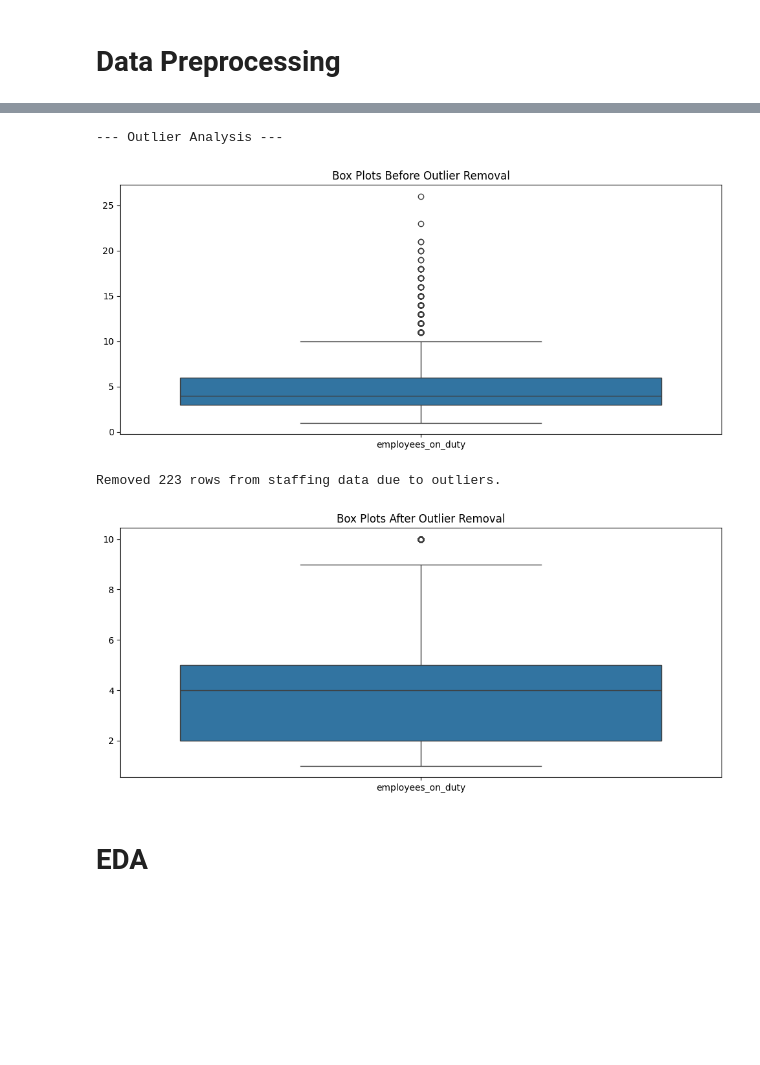
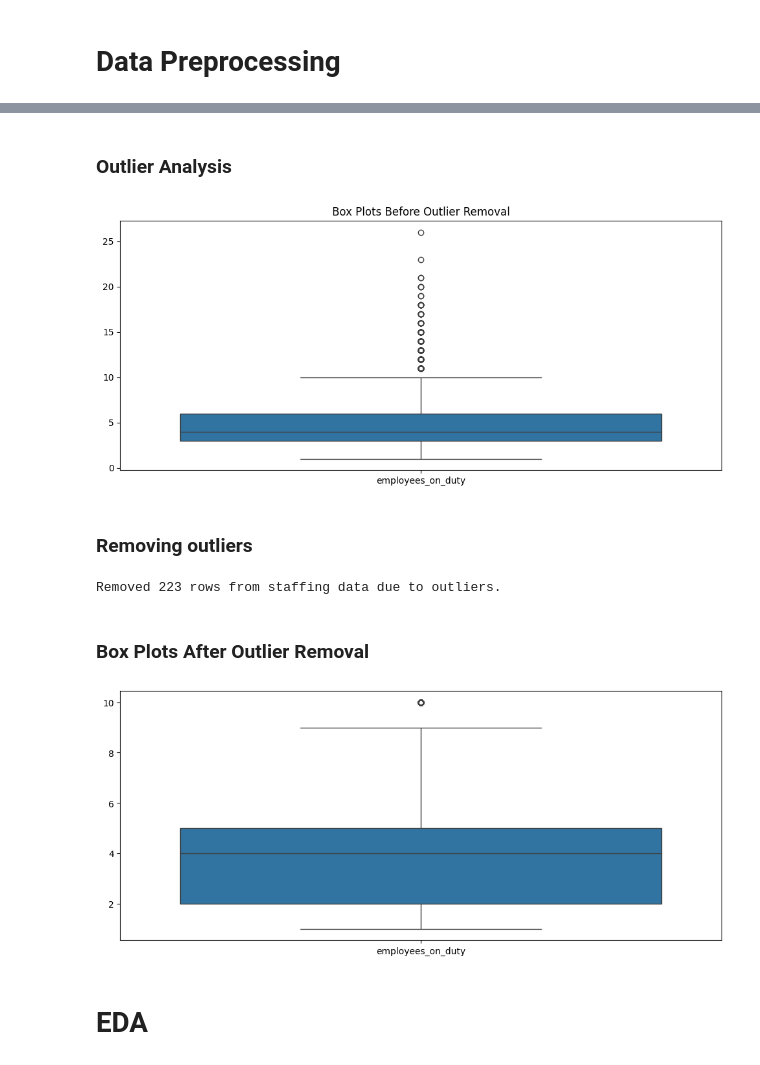
Before and after one commit to RMCV-Rajapaksha/TeamInception_Datathon, a Jupyter notebook: Copy_of_task2_eda_and_data_preprocessing_XGBoost.ipynb, the cells around one changed output, grey strips where cells are left out. Cells and saved outputs as stored; diff of their text form; code cells hidden in the pictures; blank space fills up the shorter version.

```diff
--- a/Copy_of_task2_eda_and_data_preprocessing_XGBoost.ipynb
+++ b/Copy_of_task2_eda_and_data_preprocessing_XGBoost.ipynb
@@ -46,24 +63,16 @@ df_staffing = pd.read_csv('/content/drive/MyDrive/Rootcode-ML/Datasets/staffing_
+# %% [markdown]
+### Outlier Analysis
+# %%
+outlier_columns = ['employees_on_duty']
+plt.figure(figsize=(12, 5))
+sns.boxplot(data=df_staffing[outlier_columns])
+plt.title('Box Plots Before Outlier Removal')
+plt.show()
+# %% [output]
+[figure, added]
+# %% [markdown]
+### Removing outliers
 # %%
-# --- 3.1 Preprocess Bookings Data ---
-df_bookings.dropna(subset=['check_in_time', 'check_out_time'], inplace=True)
-df_bookings['satisfaction_rating'].fillna(0, inplace=True)
-df_bookings['booking_date'] = pd.to_datetime(df_bookings['booking_date'])
-df_bookings['appointment_date'] = pd.to_datetime(df_bookings['appointment_date'])
-df_bookings['check_in_time'] = pd.to_datetime(df_bookings['check_in_time'])
-df_bookings['check_out_time'] = pd.to_datetime(df_bookings['check_out_time'])
-
-# --- 3.2 Preprocess Staffing Data ---
-df_staffing['date'] = pd.to_datetime(df_staffing['date'])
-df_staffing['employees_on_duty'].fillna(0, inplace=True)
-
-# --- 3.3 Outlier Detection and Removal ---
-print("\n--- Outlier Analysis ---")
-outlier_columns = ['employees_on_duty']
-plt.figure(figsize=(12, 5))
-sns.boxplot(data=df_staffing[outlier_columns])
-plt.title('Box Plots Before Outlier Removal')
-plt.show()
-
 initial_staffing_rows = len(df_staffing)
 for col in outlier_columns:
     Q1 = df_staffing[col].quantile(0.25)
@@ -74,14 +83,17 @@ for col in outlier_columns:
     df_staffing = df_staffing[(df_staffing[col] >= lower_bound) & (df_staffing[col] <= upper_bound)]
 
 print(f"Removed {initial_staffing_rows - len(df_staffing)} rows from staffing data due to outliers.")
-plt.figure(figsize=(12, 5))
-sns.boxplot(data=df_staffing[outlier_columns])
-plt.title('Box Plots After Outlier Removal')
-plt.show()
 # %% [output]
---- Outlier Analysis ---
+Removed 223 rows from staffing data due to outliers.
-[figure, removed]
-Removed 223 rows from staffing data due to outliers.
-[figure, removed]
+# %% [markdown]
+### Box Plots After Outlier Removal
+# %%
+
+plt.figure(figsize=(12, 5))
+sns.boxplot(data=df_staffing[outlier_columns])
+plt.title('')
+plt.show()
+# %% [output]
+[figure, added]
 # %% [markdown]
 # EDA
```
Also changed, not shown: parts of 38 cells of this notebook.
